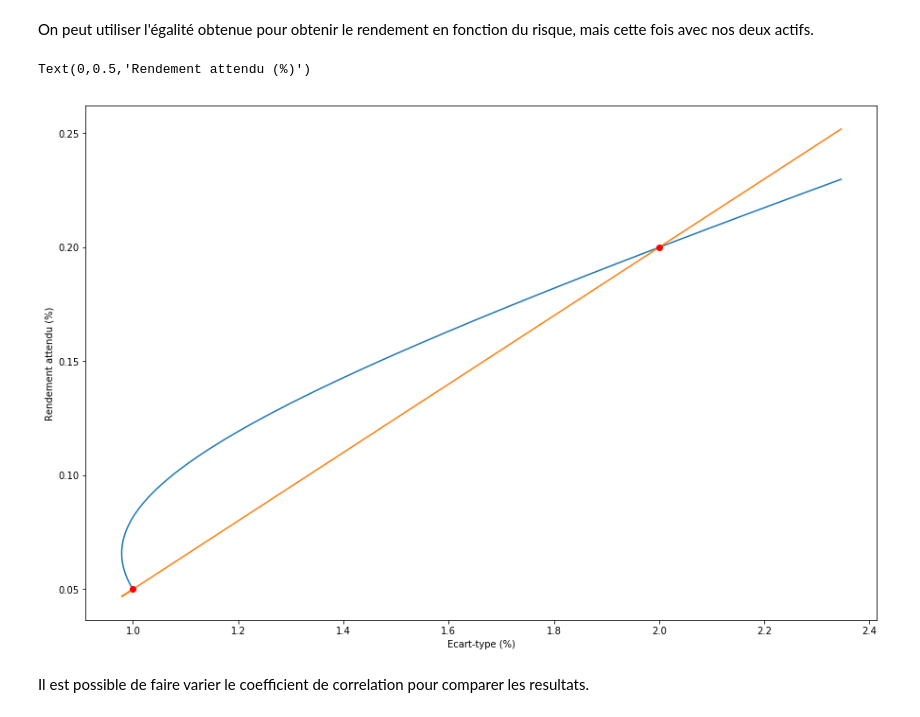
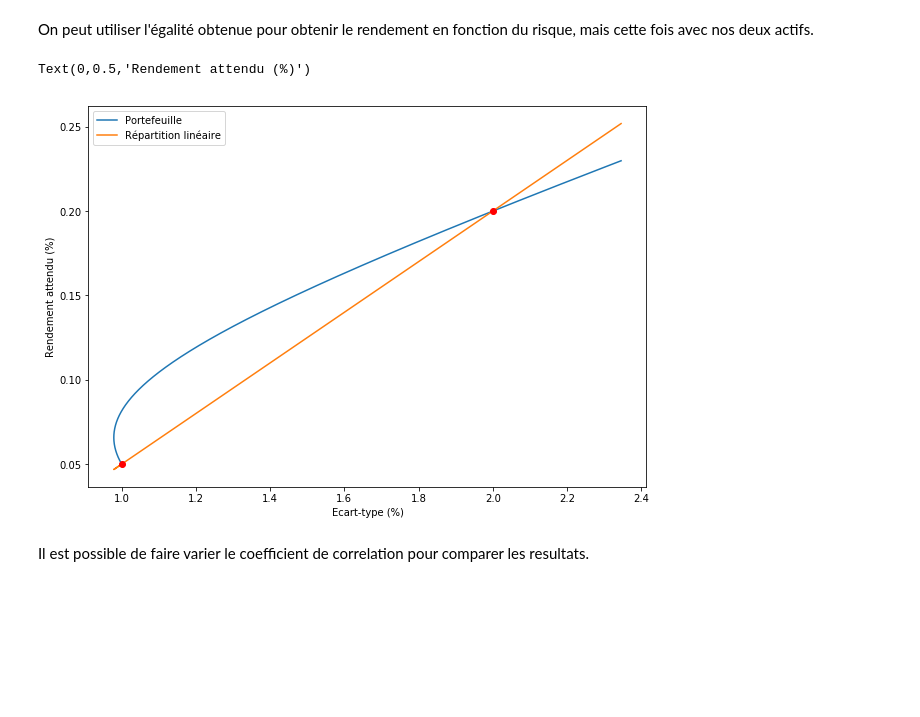
Before and after one commit to nicolasmauhe/theorie_financiere, a Jupyter notebook: Partie_1.ipynb, the cells around one changed output. Cells and saved outputs as stored; diff of their text form; code cells hidden in the pictures; blank space fills up the shorter version.

```diff
--- a/Partie_1.ipynb
+++ b/Partie_1.ipynb
@@ -70,5 +69,5 @@ On va paramétrer pyplot pour que la taille des graphes soit 15 cm sur 10cm.
 # %%
-plt.rcParams['figure.figsize'] = (15, 10)
+plt.rcParams['figure.figsize'] = (10, 7)
 # %% [markdown]
 ### Quelques propriétés utiles
 # %% [markdown]
@@ -414,18 +425,19 @@ On peut utiliser l'égalité obtenue pour obtenir le rendement en fonction du ri
 # %%
 E_d = 0.05
 E_e = 0.20
 
 E_p_list = [(1 - x) * E_d + x * E_e for x in x_list]
-E_weighted_average = [(1 - (x - sigma_d)/(sigma_e - sigma_d)) * E_d + (x - sigma_d)/(sigma_e - sigma_d) * E_e for x in sigma_p_list]
+E_weighted_average = [(1 - (x - sigma_d)) * E_d + (x - sigma_d) * E_e for x in sigma_p_list]
 
-plt.plot(sigma_p_list, E_p_list)
-plt.plot(sigma_p_list, E_weighted_average)
+plt.plot(sigma_p_list, E_p_list, label="Portefeuille")
+plt.plot(sigma_p_list, E_weighted_average, label="Répartition linéaire")
 plt.plot([sigma_d, sigma_e], [E_d, E_e], 'ro')
+plt.legend()
 plt.xlabel("Ecart-type (%)")
 plt.ylabel("Rendement attendu (%)")
 # %% [output]
 Text(0,0.5,'Rendement attendu (%)')
-[figure, old version]
+[figure, new version]
 # %% [markdown]
 Il est possible de faire varier le coefficient de correlation pour comparer les resultats.
 # %% [markdown]
```
Also changed, not shown: parts of 22 cells of this notebook.
